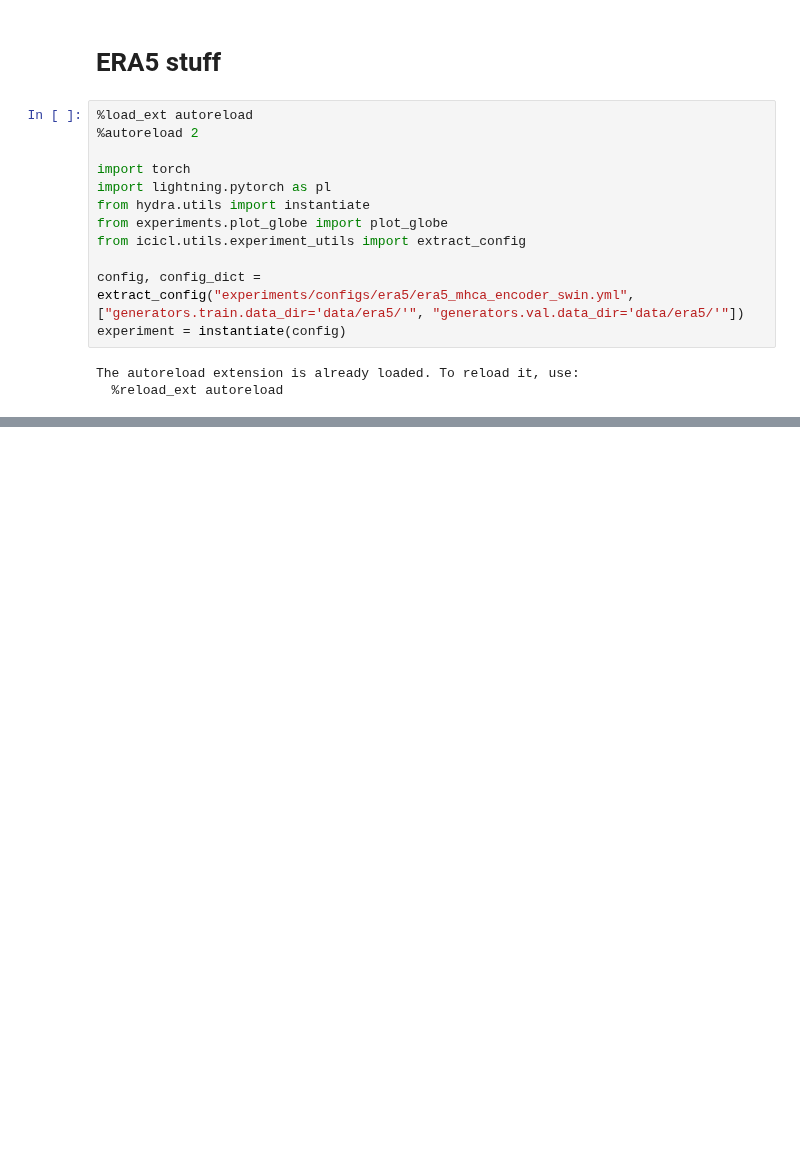
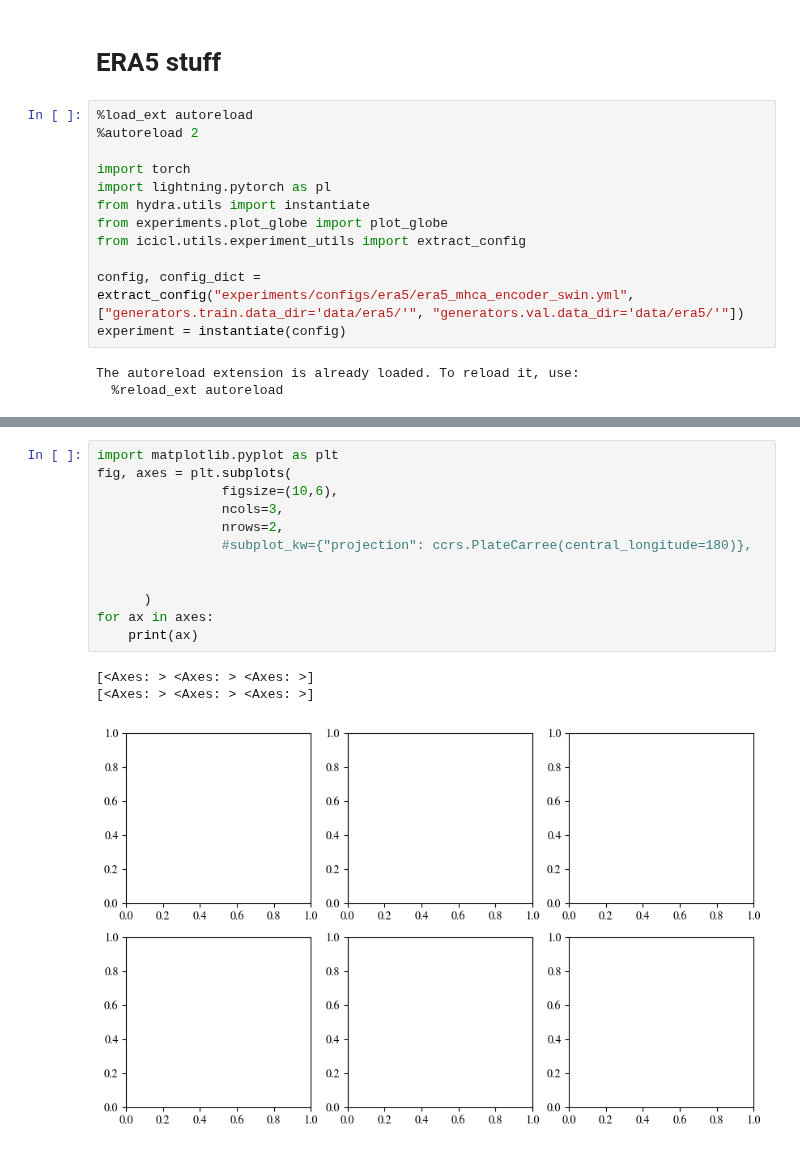
Before and after one commit to EricLangezaal/tnp-pp, a Jupyter notebook: tryout.ipynb, the cells around one changed output, grey strips where cells are left out. Cells and saved outputs as stored; diff of their text form; blank space fills up the shorter version.

```diff
--- a/tryout.ipynb
+++ b/tryout.ipynb
@@ -599,0 +591,16 @@ torch.Size([16, 28800, 1, 2]) torch.Size([16, 1, 1302, 2])
+# %%
+import matplotlib.pyplot as plt
+fig, axes = plt.subplots(
+                figsize=(10,6),
+                ncols=3,
+                nrows=2,
+                #subplot_kw={"projection": ccrs.PlateCarree(central_longitude=180)},
+
+
+      )
+for ax in axes:
+    print(ax)
+# %% [output]
+[<Axes: > <Axes: > <Axes: >]
+[<Axes: > <Axes: > <Axes: >]
+[figure, added]
```
Also changed, not shown: parts of 3 cells of this notebook, 33 other files.
